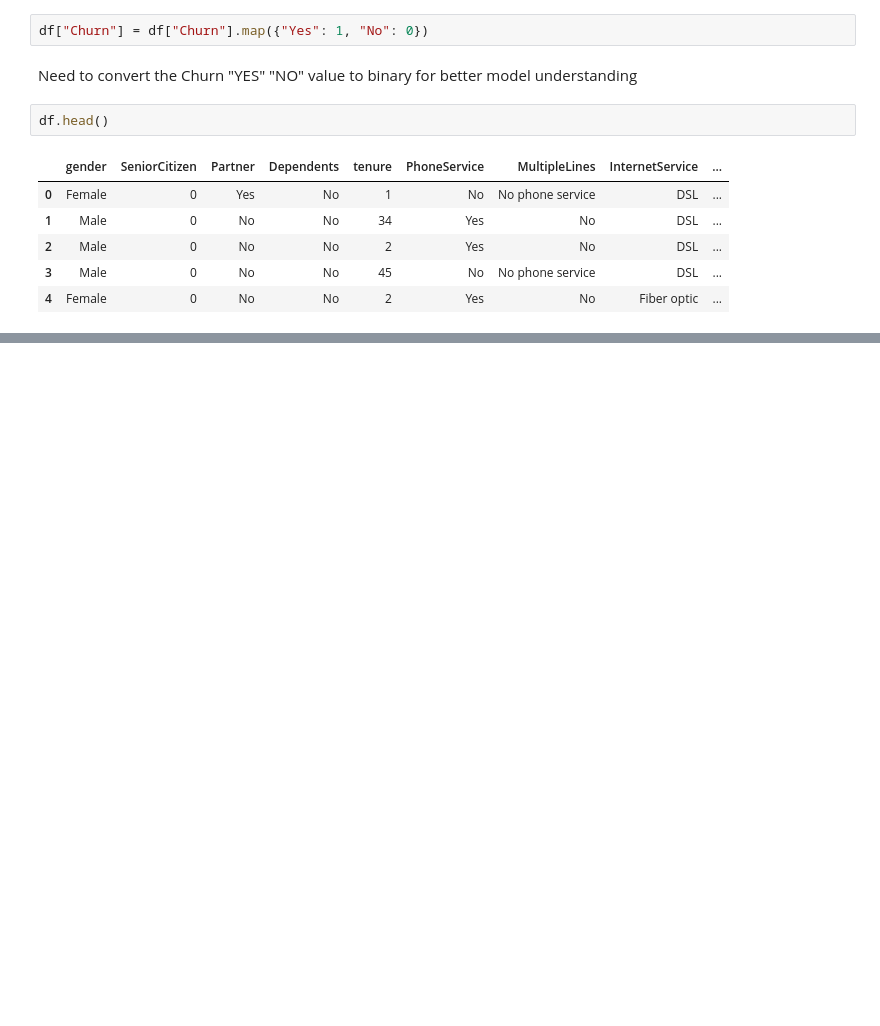
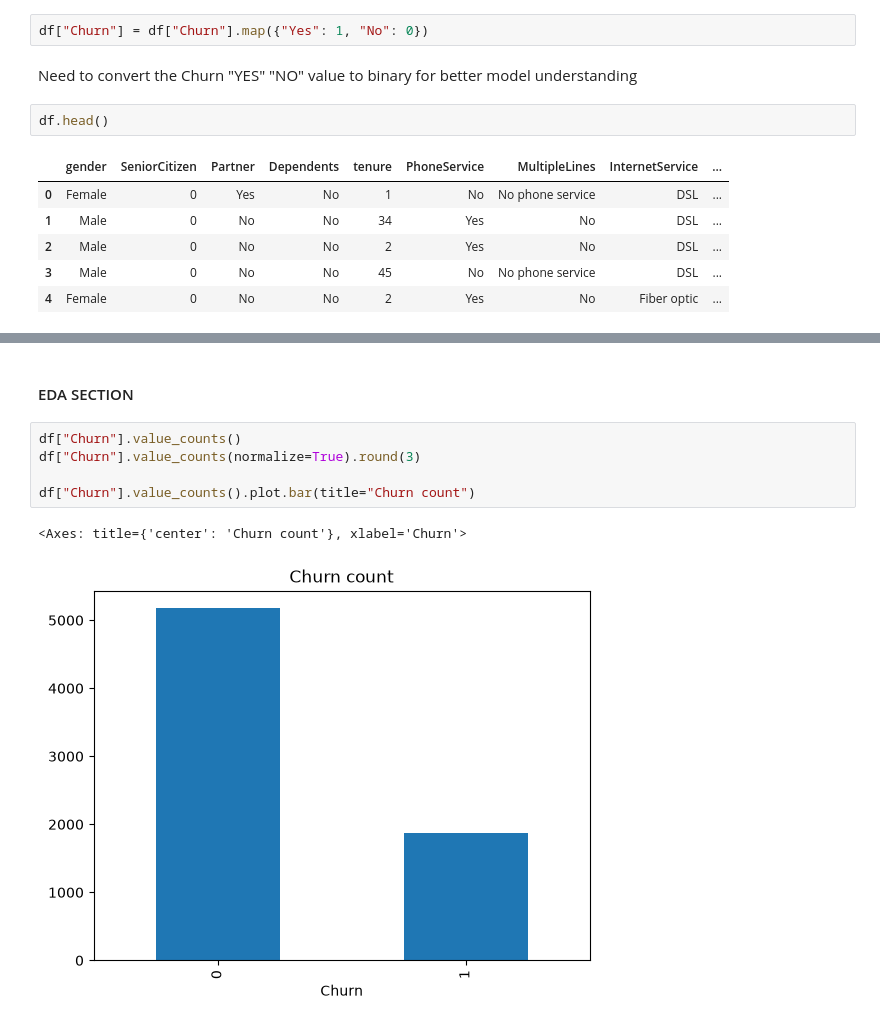
Before and after one commit to wasifhoq/telco-churn-prediction, a Jupyter notebook: notebook/analysis.ipynb, the cells around one changed output, grey strips where cells are left out. Drawn from its saved outputs; the diff is of its cells as text; blank space fills up the shorter version.

```diff
--- a/notebook/analysis.ipynb
+++ b/notebook/analysis.ipynb
@@ -132,2 +132,12 @@ Data columns (total 20 columns):
 dtypes: float64(2), int64(3), str(15)
 memory usage: 1.1 MB
+# %% [markdown]
+#### EDA SECTION
+# %%
+df["Churn"].value_counts()
+df["Churn"].value_counts(normalize=True).round(3)
+
+df["Churn"].value_counts().plot.bar(title="Churn count")
+# %% [output]
+<Axes: title={'center': 'Churn count'}, xlabel='Churn'>
+[figure, added]
```
Also changed, not shown: parts of 7 cells of this notebook, 1 other file.
